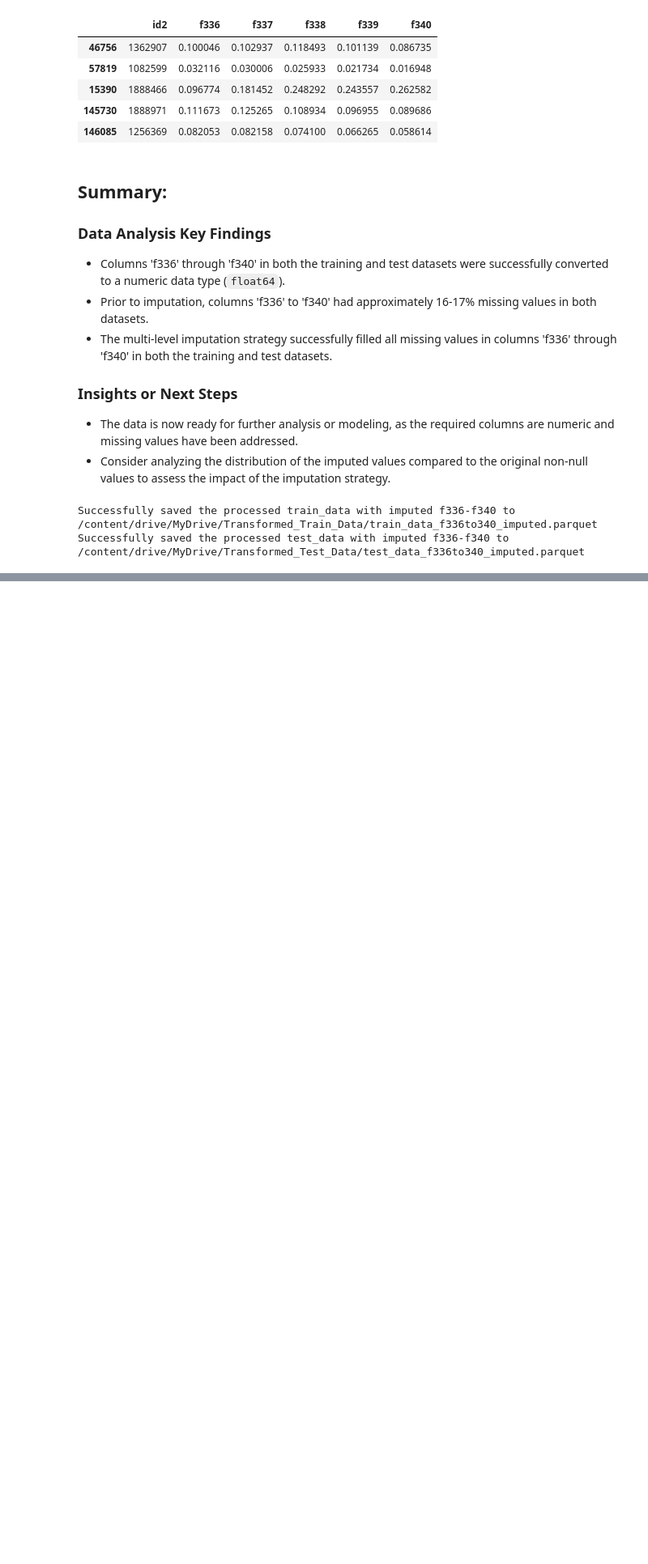
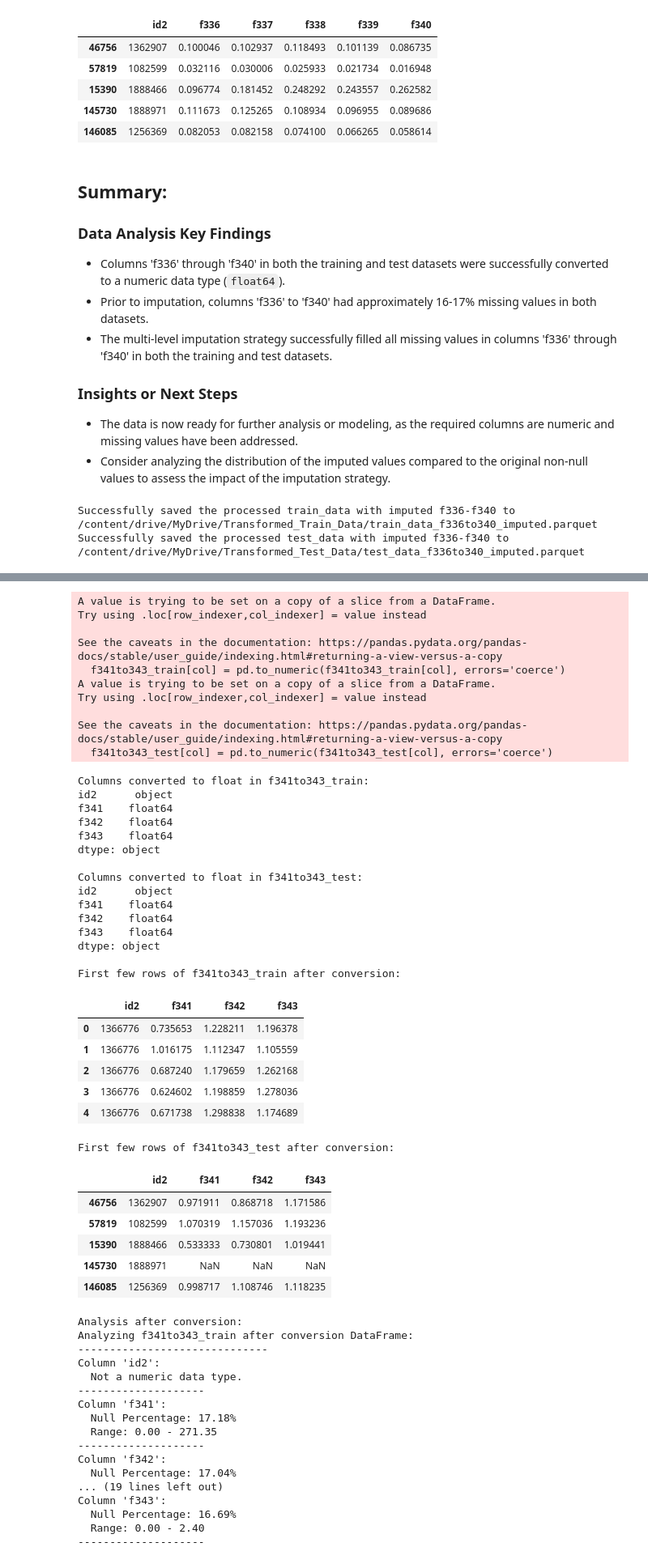
Before and after one commit to rishabh-0042/American_Express_Hackathon_25-2025, a Jupyter notebook: Feature_Engineering3.ipynb, the cells around one changed output, grey strips where cells are left out. Shown: that part at 81% size. Drawn from its saved outputs; the diff is of its cells as text; code cells hidden in the pictures; blank space fills up the shorter version.

```diff
--- a/Feature_Engineering3.ipynb
+++ b/Feature_Engineering3.ipynb
@@ -1653,0 +1678,78 @@ Successfully saved the processed test_data with imputed f336-f340 to /content/dr
+# %%
+import pandas as pd
+
+for col in ['f341', 'f342', 'f343']:
+    f341to343_train[col] = pd.to_numeric(f341to343_train[col], errors='coerce')
+    f341to343_test[col] = pd.to_numeric(f341to343_test[col], errors='coerce')
+
+print("Columns converted to float in f341to343_train:")
+print(f341to343_train.dtypes)
+
+print("\nColumns converted to float in f341to343_test:")
+print(f341to343_test.dtypes)
+
+print("\nFirst few rows of f341to343_train after conversion:")
+display(f341to343_train.head())
+
+print("\nFirst few rows of f341to343_test after conversion:")
+display(f341to343_test.head())
+
+print("\nAnalysis after conversion:")
+analyze_dataframe(f341to343_train, "f341to343_train after conversion")
+analyze_dataframe(f341to343_test, "f341to343_test after conversion")
+# %% [output]
+A value is trying to be set on a copy of a slice from a DataFrame.
+Try using .loc[row_indexer,col_indexer] = value instead
+
+See the caveats in the documentation: https://pandas.pydata.org/pandas-docs/stable/user_guide/indexing.html#returning-a-view-versus-a-copy
+  f341to343_train[col] = pd.to_numeric(f341to343_train[col], errors='coerce')
+A value is trying to be set on a copy of a slice from a DataFrame.
+Try using .loc[row_indexer,col_indexer] = value instead
+
+See the caveats in the documentation: https://pandas.pydata.org/pandas-docs/stable/user_guide/indexing.html#returning-a-view-versus-a-copy
+  f341to343_test[col] = pd.to_numeric(f341to343_test[col], errors='coerce')
+Columns converted to float in f341to343_train:
+id2      object
+f341    float64
+f342    float64
+f343    float64
+dtype: object
+
+Columns converted to float in f341to343_test:
+id2      object
+f341    float64
+f342    float64
+f343    float64
+dtype: object
+
+First few rows of f341to343_train after conversion:
+|  | id2 | f341 | f342 | f343 |
+| 0 | 1366776 | 0.735653 | 1.228211 | 1.196378 |
+| 1 | 1366776 | 1.016175 | 1.112347 | 1.105559 |
+| 2 | 1366776 | 0.687240 | 1.179659 | 1.262168 |
+| 3 | 1366776 | 0.624602 | 1.198859 | 1.278036 |
+| 4 | 1366776 | 0.671738 | 1.298838 | 1.174689 |
+First few rows of f341to343_test after conversion:
+|  | id2 | f341 | f342 | f343 |
+| 46756 | 1362907 | 0.971911 | 0.868718 | 1.171586 |
+| 57819 | 1082599 | 1.070319 | 1.157036 | 1.193236 |
+| 15390 | 1888466 | 0.533333 | 0.730801 | 1.019441 |
+| 145730 | 1888971 | NaN | NaN | NaN |
+| 146085 | 1256369 | 0.998717 | 1.108746 | 1.118235 |
+Analysis after conversion:
+Analyzing f341to343_train after conversion DataFrame:
+------------------------------
+Column 'id2':
+  Not a numeric data type.
+--------------------
+Column 'f341':
+  Null Percentage: 17.18%
+  Range: 0.00 - 271.35
+--------------------
+Column 'f342':
+  Null Percentage: 17.04%
+... (19 lines left out)
+Column 'f343':
+  Null Percentage: 16.69%
+  Range: 0.00 - 2.40
+--------------------
```
Also changed, not shown: parts of 6 cells of this notebook.
